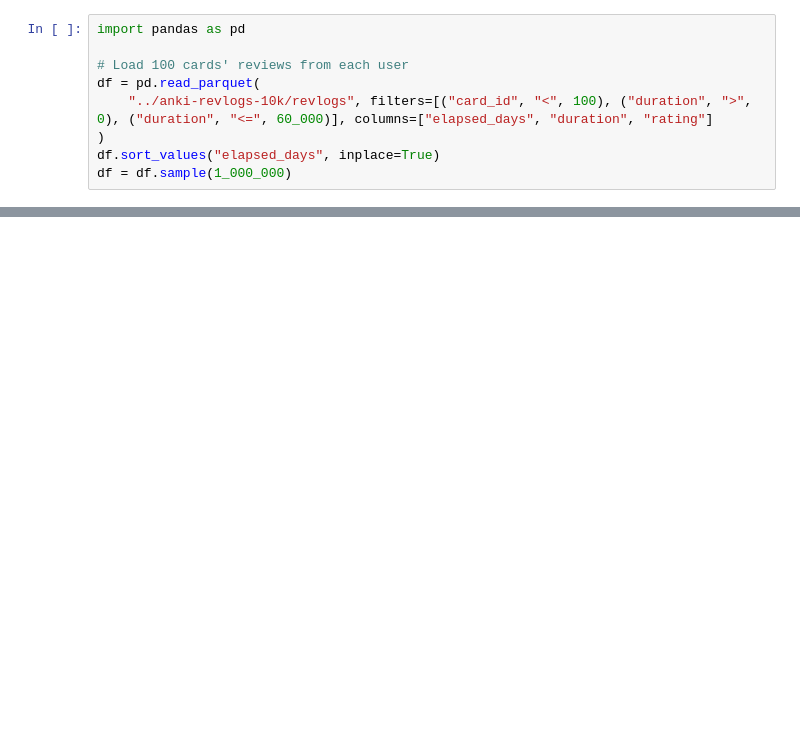
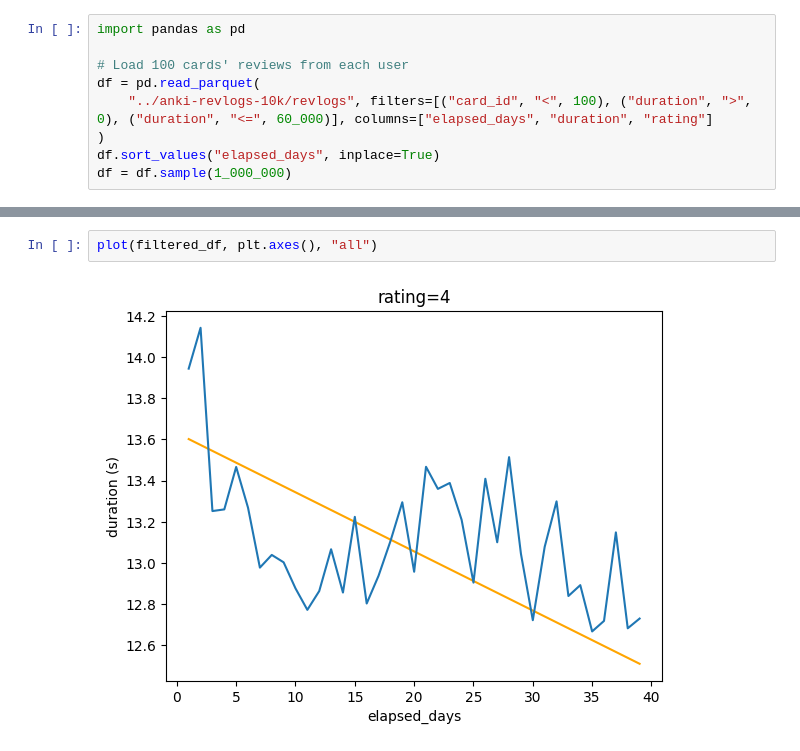
Before and after one commit to Luc-Mcgrady/anki-10k-notebooks, a Jupyter notebook: elapsed_days_duration.ipynb, the cells around one changed output, grey strips where cells are left out. Cells and saved outputs as stored; diff of their text form; blank space fills up the shorter version.

```diff
--- a/elapsed_days_duration.ipynb
+++ b/elapsed_days_duration.ipynb
@@ -48,0 +47,4 @@ for rating in range(1, 5):
+# %%
+plot(filtered_df, plt.axes(), "all")
+# %% [output]
+[figure, added]
```
Also changed, not shown: parts of 2 cells of this notebook.
